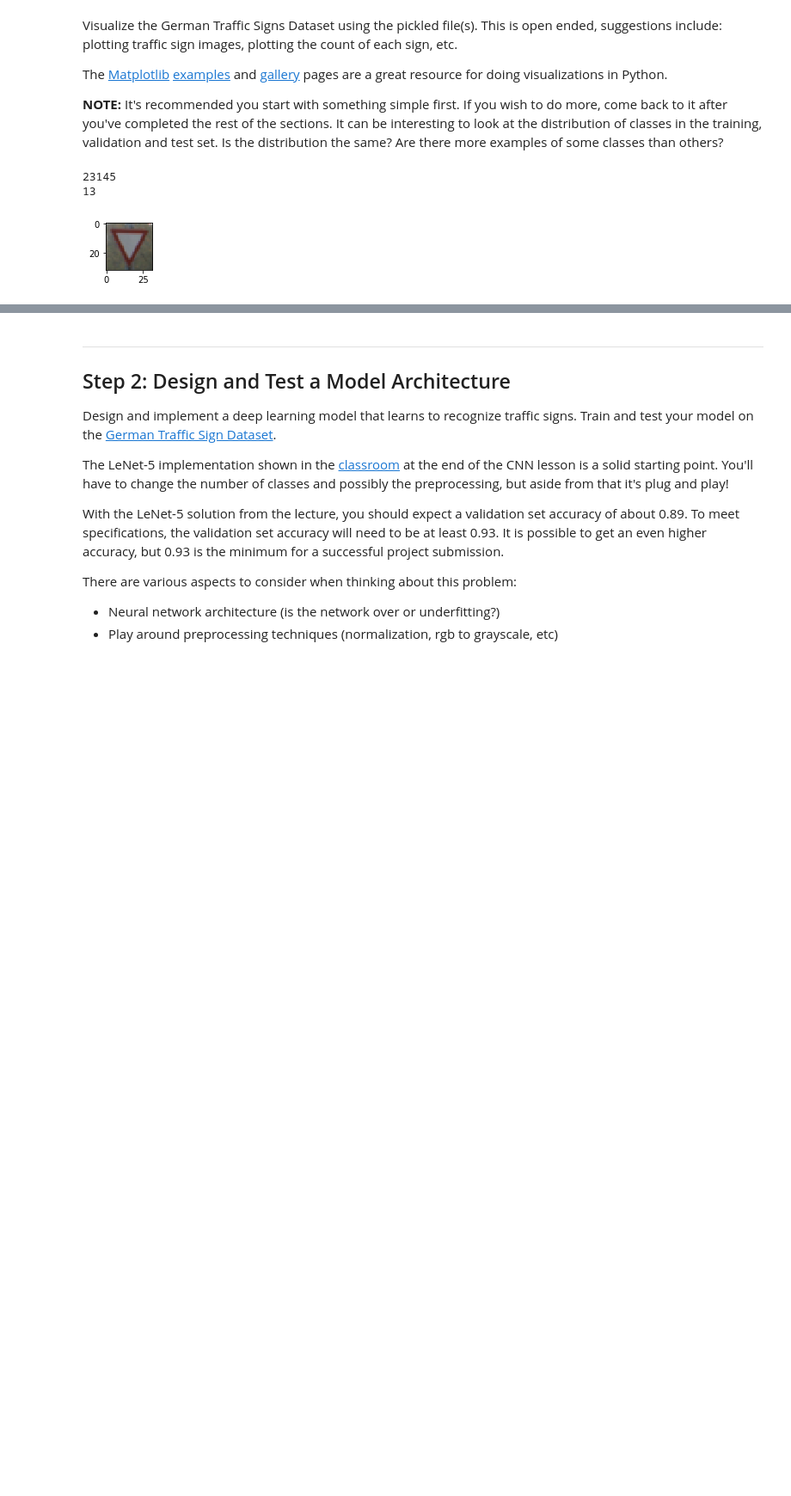
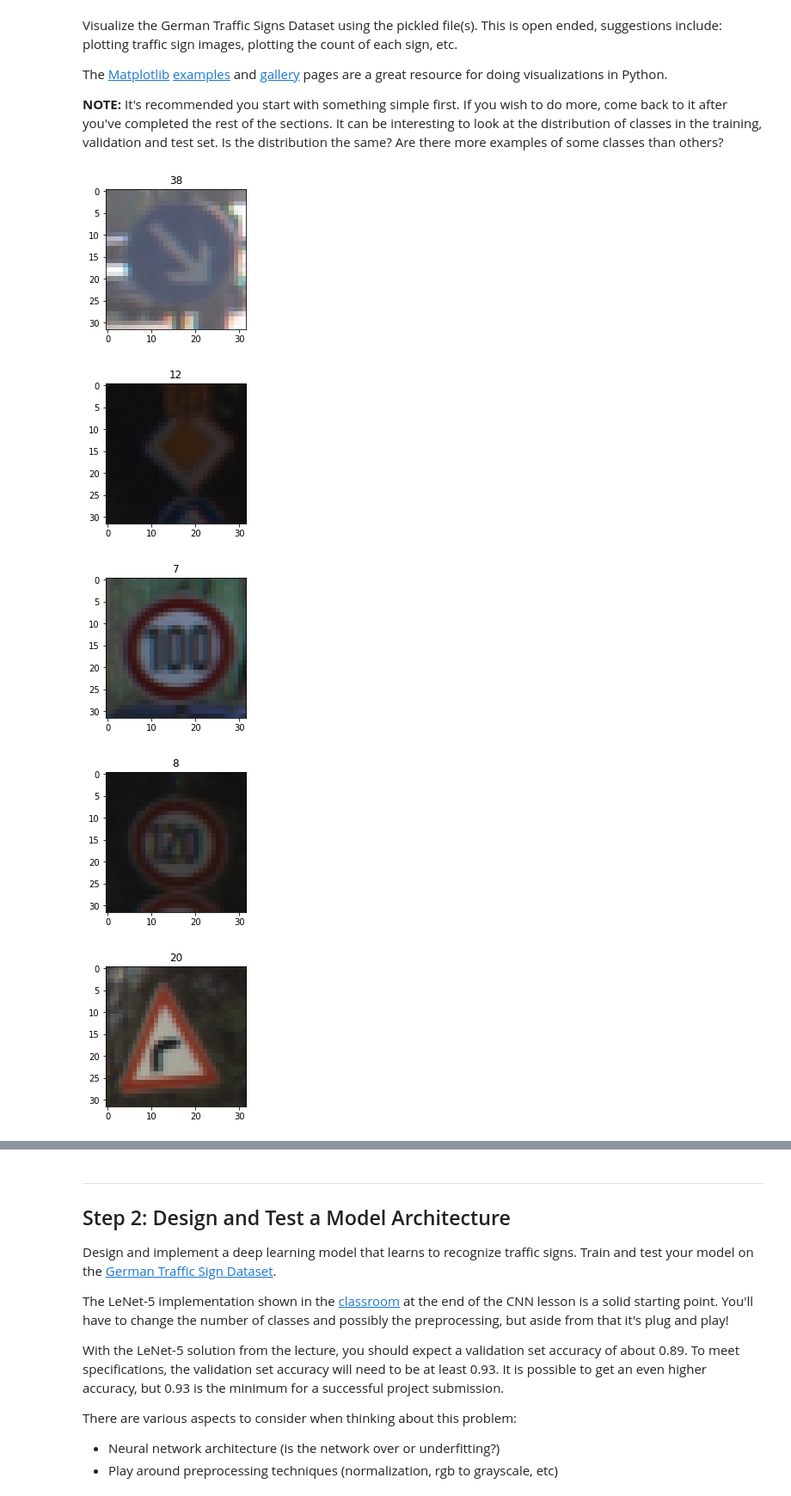
Before and after one commit to ektorasdev-zz/Traffic-Signs-Classifier, a Jupyter notebook: Traffic_Sign_Classifier.ipynb, the cells around one changed output, grey strips where cells are left out. Shown: that part at 86% size. Cells and saved outputs as stored; diff of their text form; code cells hidden in the pictures; blank space fills up the shorter version.

```diff
--- a/Traffic_Sign_Classifier.ipynb
+++ b/Traffic_Sign_Classifier.ipynb
@@ -101,15 +101,24 @@ import matplotlib.pyplot as plt
 import random, csv
 # Visualizations will be shown in the notebook.
 %matplotlib inline
-# %%
-index = random.randint(0, len(X_train))
-print(index)
-image = X_train[index]
-
-plt.figure(figsize=(1,1))
-plt.imshow(image, cmap="gray")
-print(y_train[index])
-# %% [output]
-23145
-13
-[figure, removed]
+# %%
+plot_img = []
+for i in range(5):
+    index = random.randint(0, len(X_train))
+    image = X_train[index]
+    plt.figure(figsize=(3,3))
+    plt.title(y_train[index])
+    plt.imshow(image, cmap="gray")
+
+for i in range(n_classes):
+    plot_img.append(len(X_train[y_train == i]))
+plt.figure(figsize=(12, 4))
+plt.bar(range(0, n_classes), plot_img)
+plt.title("Training dataset")
+plt.show()
+# %% [output]
+[figure, added]
+[figure, added]
+[figure, added]
+[figure, added]
+[figure, added]
```
Also changed, not shown: parts of 3 cells of this notebook, 5 other files.
